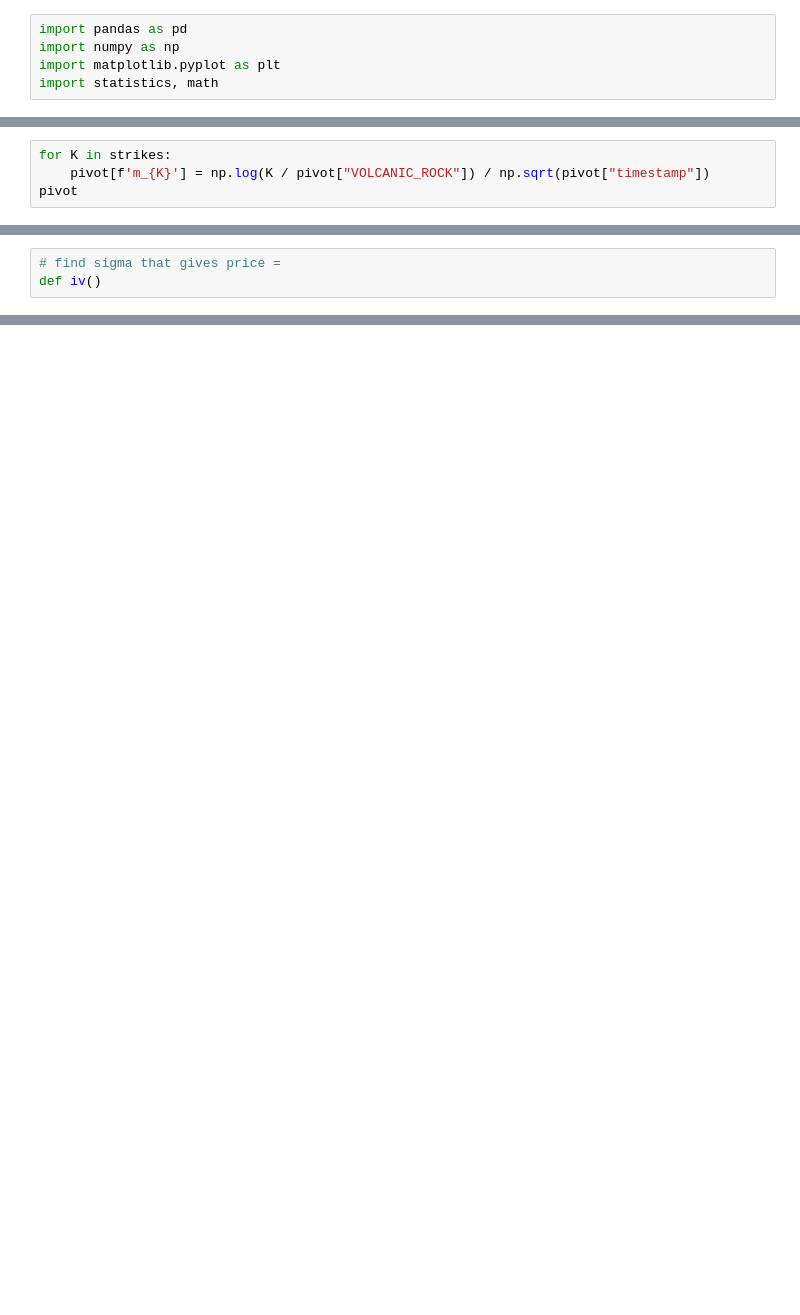
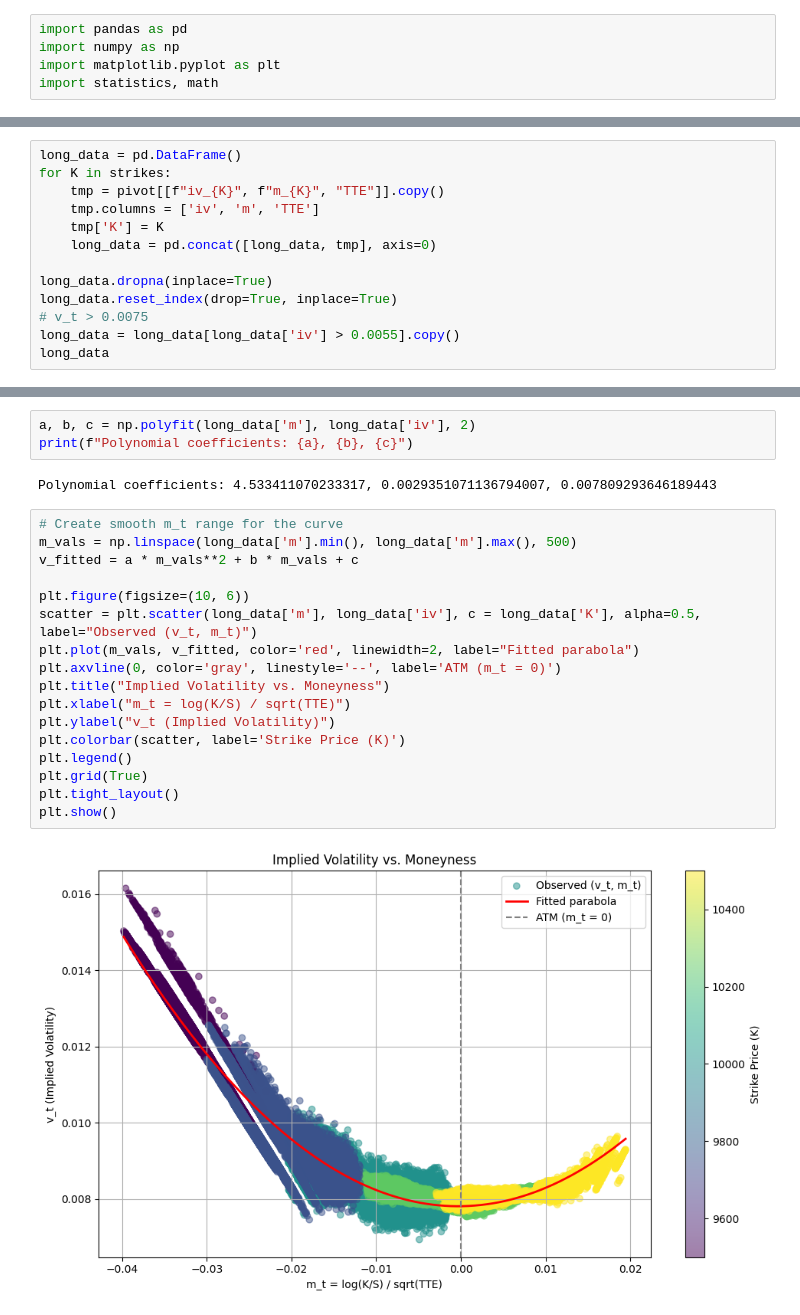
Before and after one commit to naveen-mukkatt/IMC-Prosperity-3, a Jupyter notebook: testing_util/bsm.ipynb, the cells around one changed output, grey strips where cells are left out. Saved outputs shown, nothing was run; the diff lists cells and outputs as text; blank space fills up the shorter version.

```diff
--- a/testing_util/bsm.ipynb
+++ b/testing_util/bsm.ipynb
@@ -88,4 +80,0 @@ strikes = [int(col.split('_')[1]) for col in strike_cols]
-# %%
-for K in strikes:
-    pivot[f'm_{K}'] = np.log(K / pivot["VOLCANIC_ROCK"]) / np.sqrt(pivot["timestamp"])
-pivot
@@ -112,3 +103,0 @@ def BSM(S, K, T, sigma):
-# %%
-# find sigma that gives price =
-def iv()
@@ -114,0 +146,13 @@ def iv()
+# %%
+long_data = pd.DataFrame()
+for K in strikes:
+    tmp = pivot[[f"iv_{K}", f"m_{K}", "TTE"]].copy()
+    tmp.columns = ['iv', 'm', 'TTE']
+    tmp['K'] = K
+    long_data = pd.concat([long_data, tmp], axis=0)
+
+long_data.dropna(inplace=True)
+long_data.reset_index(drop=True, inplace=True)
+# v_t > 0.0075
+long_data = long_data[long_data['iv'] > 0.0055].copy()
+long_data
@@ -114,0 +173,24 @@ def iv()
+# %%
+a, b, c = np.polyfit(long_data['m'], long_data['iv'], 2)
+print(f"Polynomial coefficients: {a}, {b}, {c}")
+# %% [output]
+Polynomial coefficients: 4.533411070233317, 0.0029351071136794007, 0.007809293646189443
+# %%
+# Create smooth m_t range for the curve
+m_vals = np.linspace(long_data['m'].min(), long_data['m'].max(), 500)
+v_fitted = a * m_vals**2 + b * m_vals + c
+
+plt.figure(figsize=(10, 6))
+scatter = plt.scatter(long_data['m'], long_data['iv'], c = long_data['K'], alpha=0.5, label="Observed (v_t, m_t)")
+plt.plot(m_vals, v_fitted, color='red', linewidth=2, label="Fitted parabola")
+plt.axvline(0, color='gray', linestyle='--', label='ATM (m_t = 0)')
+plt.title("Implied Volatility vs. Moneyness")
+plt.xlabel("m_t = log(K/S) / sqrt(TTE)")
+plt.ylabel("v_t (Implied Volatility)")
+plt.colorbar(scatter, label='Strike Price (K)')
+plt.legend()
+plt.grid(True)
+plt.tight_layout()
+plt.show()
+# %% [output]
+[figure, added]
```
Also changed, not shown: parts of 16 cells of this notebook, 2 other files.
